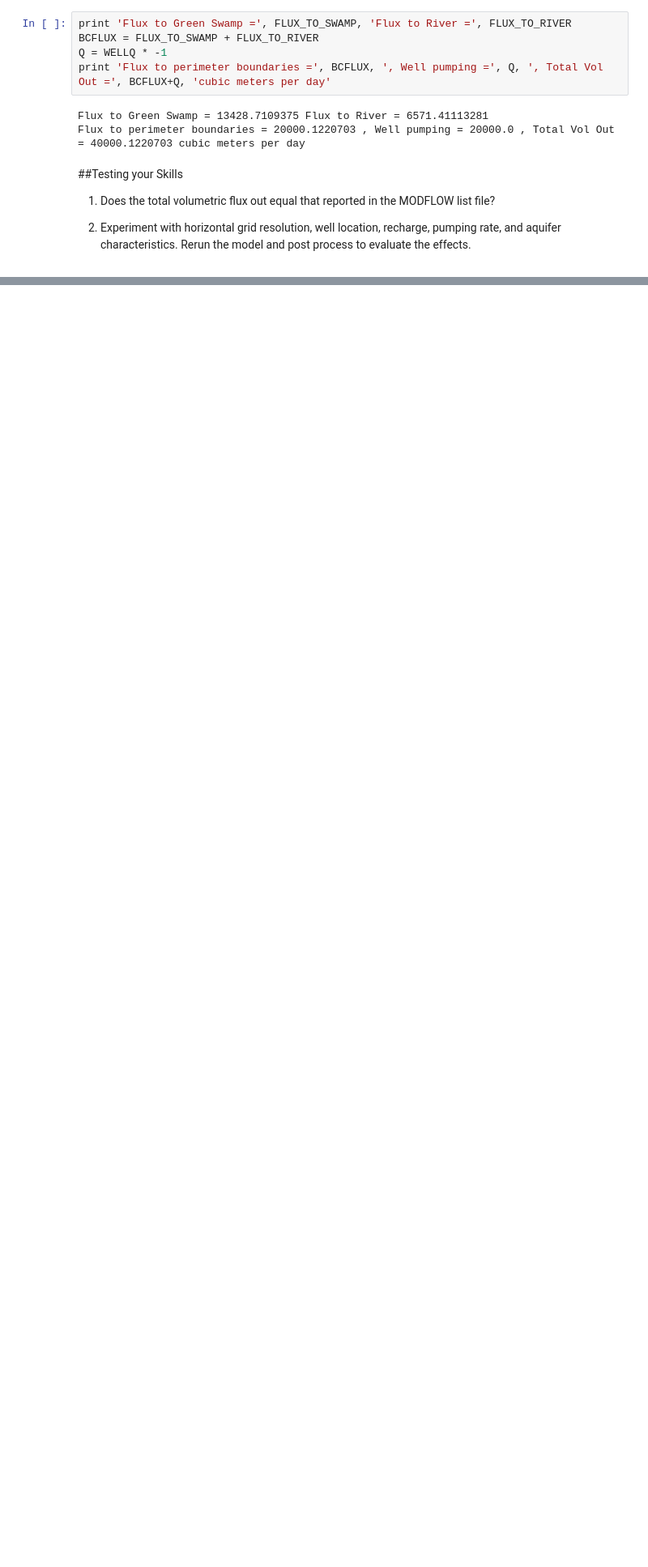
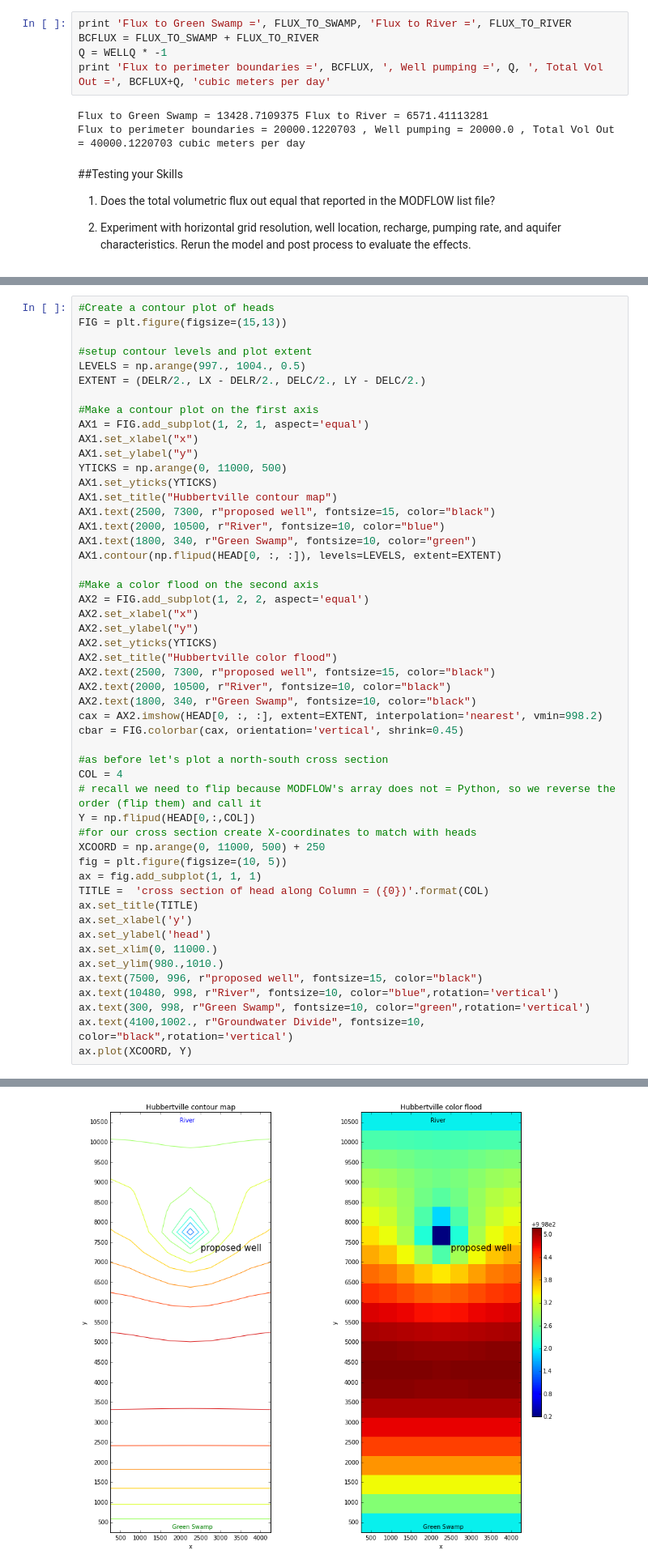
Before and after one commit to Applied-Groundwater-Modeling-2nd-Ed/Chapter_4_problems-1, a Jupyter notebook: P4.3_Flopy_Hubbertville_areal_model.ipynb, the cells around one changed output, grey strips where cells are left out. Shown: that part at 81% size. Saved outputs shown, nothing was run; the diff lists cells and outputs as text; blank space fills up the shorter version.

```diff
--- a/P4.3_Flopy_Hubbertville_areal_model.ipynb
+++ b/P4.3_Flopy_Hubbertville_areal_model.ipynb
@@ -427,0 +812,52 @@ Flux to perimeter boundaries = 20000.1220703 , Well pumping = 20000.0 , Total Vo
+# %%
+#Create a contour plot of heads
+FIG = plt.figure(figsize=(15,13))
+
+#setup contour levels and plot extent
+LEVELS = np.arange(997., 1004., 0.5)
+EXTENT = (DELR/2., LX - DELR/2., DELC/2., LY - DELC/2.)
+
+#Make a contour plot on the first axis
+AX1 = FIG.add_subplot(1, 2, 1, aspect='equal')
+AX1.set_xlabel("x")
+AX1.set_ylabel("y")
+YTICKS = np.arange(0, 11000, 500)
+AX1.set_yticks(YTICKS)
+AX1.set_title("Hubbertville contour map")
+AX1.text(2500, 7300, r"proposed well", fontsize=15, color="black")
+AX1.text(2000, 10500, r"River", fontsize=10, color="blue")
+AX1.text(1800, 340, r"Green Swamp", fontsize=10, color="green")
+AX1.contour(np.flipud(HEAD[0, :, :]), levels=LEVELS, extent=EXTENT)
+
+#Make a color flood on the second axis
+AX2 = FIG.add_subplot(1, 2, 2, aspect='equal')
+AX2.set_xlabel("x")
+AX2.set_ylabel("y")
+AX2.set_yticks(YTICKS)
+AX2.set_title("Hubbertville color flood")
+AX2.text(2500, 7300, r"proposed well", fontsize=15, color="black")
+AX2.text(2000, 10500, r"River", fontsize=10, color="black")
+AX2.text(1800, 340, r"Green Swamp", fontsize=10, color="black")
+cax = AX2.imshow(HEAD[0, :, :], extent=EXTENT, interpolation='nearest', vmin=998.2)
+cbar = FIG.colorbar(cax, orientation='vertical', shrink=0.45)
+
+#as before let's plot a north-south cross section
+COL = 4
+# recall we need to flip because MODFLOW's array does not = Python, so we reverse the order (flip them) and call it
+Y = np.flipud(HEAD[0,:,COL])
+#for our cross section create X-coordinates to match with heads
+XCOORD = np.arange(0, 11000, 500) + 250
+fig = plt.figure(figsize=(10, 5))
+ax = fig.add_subplot(1, 1, 1)
+TITLE =  'cross section of head along Column = ({0})'.format(COL)
+ax.set_title(TITLE)
+ax.set_xlabel('y')
+ax.set_ylabel('head')
+ax.set_xlim(0, 11000.)
+ax.set_ylim(980.,1010.)
+ax.text(7500, 996, r"proposed well", fontsize=15, color="black")
+ax.text(10480, 998, r"River", fontsize=10, color="blue",rotation='vertical')
+ax.text(300, 998, r"Green Swamp", fontsize=10, color="green",rotation='vertical')
+ax.text(4100,1002., r"Groundwater Divide", fontsize=10, color="black",rotation='vertical')
+ax.plot(XCOORD, Y)
+# %% [output]
@@ -427,0 +865 @@ Flux to perimeter boundaries = 20000.1220703 , Well pumping = 20000.0 , Total Vo
+[figure, added]
```
Also changed, not shown: parts of 57 cells of this notebook.
